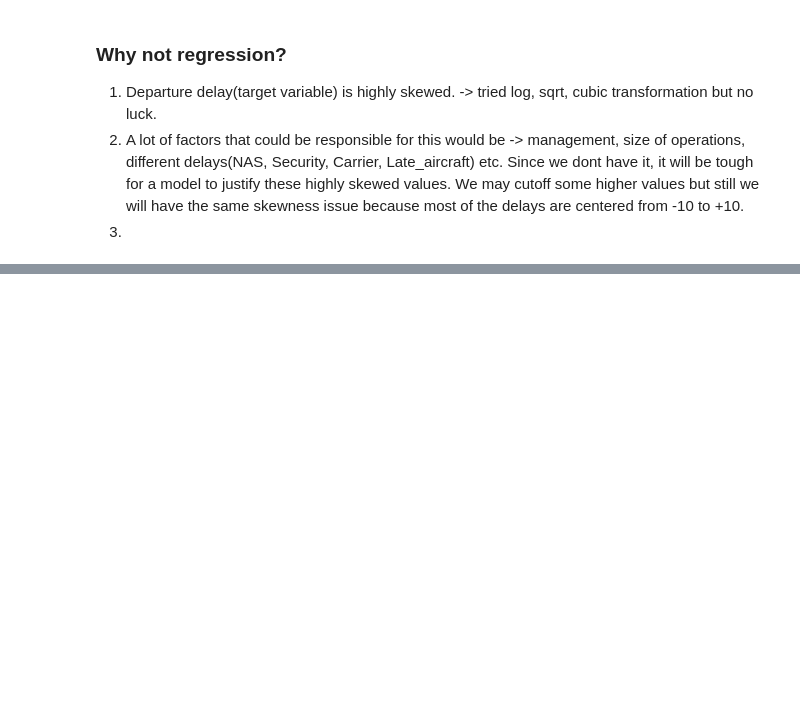
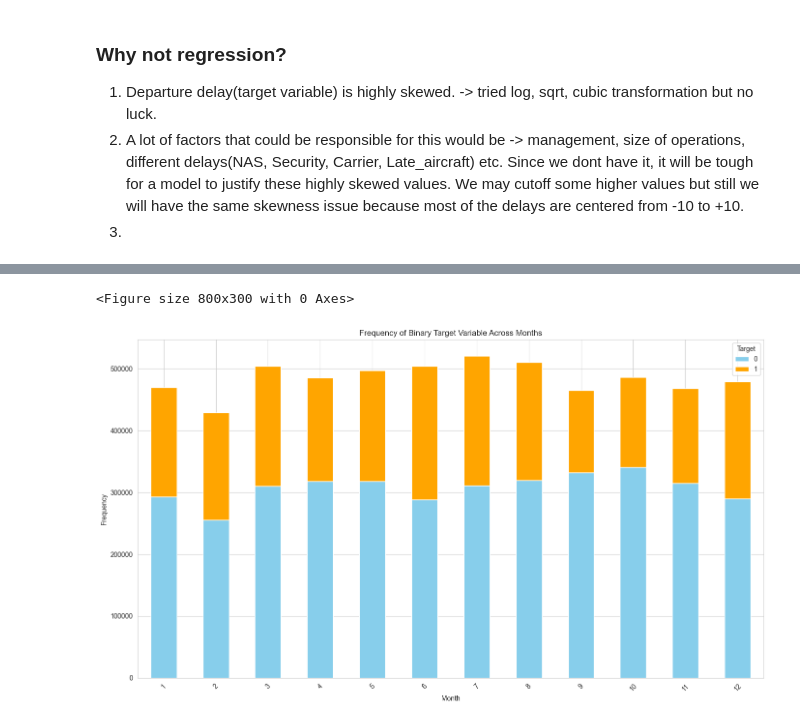
Before and after one commit to sk2003hw/Airline_Delay_and_Cancellation_Analysis, a Jupyter notebook: 509_EDA.ipynb, the cells around one changed output, grey strips where cells are left out. Cells and saved outputs as stored; diff of their text form; code cells hidden in the pictures; blank space fills up the shorter version.

```diff
--- a/509_EDA.ipynb
+++ b/509_EDA.ipynb
@@ -401,0 +427,14 @@ Since we dont have access to above factors, its best not to go with a regression
+# %%
+plt.figure(figsize=(8,3))
+grouped = df2.groupby(['MONTH', 'DEP_DELAY']).size().unstack(fill_value=0)
+grouped.plot(kind='bar', stacked=True, figsize=(14, 8), color=['skyblue', 'orange'])
+plt.title('Frequency of Binary Target Variable Across Months')
+plt.xlabel('Month')
+plt.ylabel('Frequency')
+plt.legend(title='Target', labels=['0', '1'])
+plt.xticks(rotation=45)
+plt.tight_layout()
+plt.show()
+# %% [output]
+<Figure size 800x300 with 0 Axes>
+[figure, added]
```
Also changed, not shown: parts of 11 cells of this notebook.
